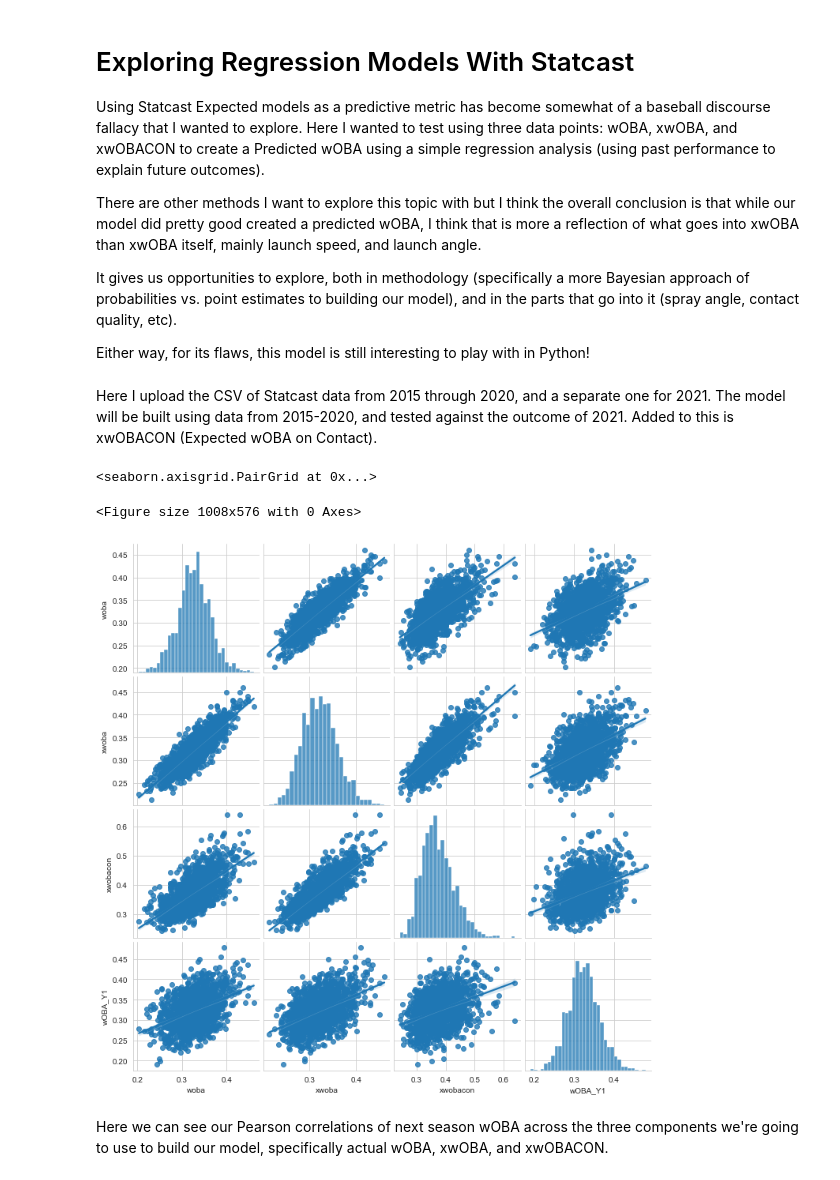
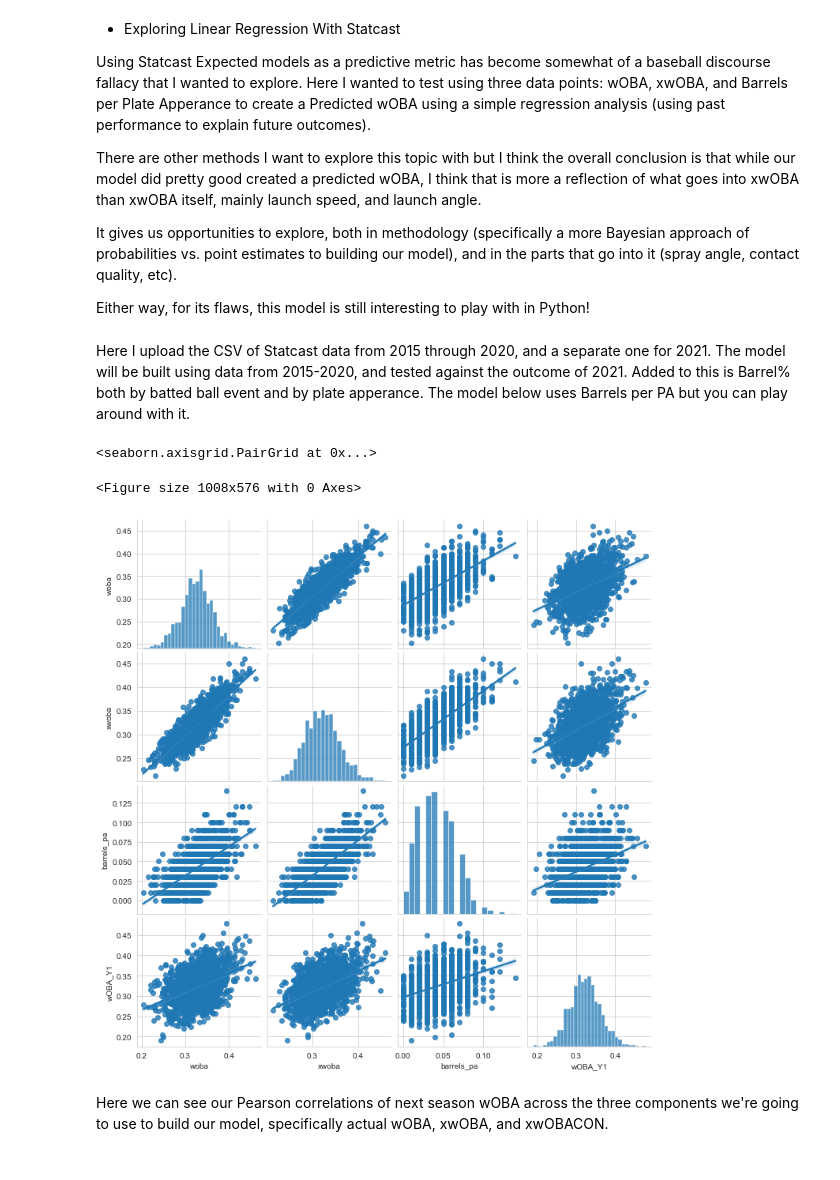
Before and after one commit to christopherjluke/wobaregressionmodel, a Jupyter notebook: wobaregressionmodel.ipynb, the cells around one changed output. Cells and saved outputs as stored; diff of their text form; code cells hidden in the pictures.

```diff
--- a/wobaregressionmodel.ipynb
+++ b/wobaregressionmodel.ipynb
@@ -1,7 +1,7 @@
 # %% [markdown]
-# Exploring Regression Models With Statcast
+* Exploring Linear Regression With Statcast
 
-Using Statcast Expected models as a predictive metric has become somewhat of a baseball discourse fallacy that I wanted to explore. Here I wanted to test using three data points: wOBA, xwOBA, and xwOBACON to create a Predicted wOBA using a simple regression analysis (using past performance to explain future outcomes).
+Using Statcast Expected models as a predictive metric has become somewhat of a baseball discourse fallacy that I wanted to explore. Here I wanted to test using three data points: wOBA, xwOBA, and Barrels per Plate Apperance to create a Predicted wOBA using a simple regression analysis (using past performance to explain future outcomes).
 
 There are other methods I want to explore this topic with but I think the overall conclusion is that while our model did pretty good created a predicted wOBA, I think that is more a reflection of what goes into xwOBA than xwOBA itself, mainly launch speed, and launch angle.
 
@@ -18,29 +18,29 @@ import seaborn as sns; sns.set_style('whitegrid');
 import scipy.stats as stats
 import numpy as np
 # %%
-batter_df = pd.read_csv(r'../data/statcastbatter.csv')
-batter_df_2021 = pd.read_csv(r'../data/statcastbatter2021.csv')
+batter_df = pd.read_csv(r'/Users/christopherluke/Desktop/baseball/data/statcastbatter.csv')
+batter_df_2021 = pd.read_csv(r'/Users/christopherluke/Desktop/baseball/data/statcastbatter2021.csv')
 batter_df['player_name'] = [" ".join(n.split(", ")[::-1]) for n in batter_df['player_name']]
 batter_df_2021['player_name'] = [" ".join(n.split(", ")[::-1]) for n in batter_df_2021['player_name']]
 # %% [markdown]
-Here I upload the CSV of Statcast data from 2015 through 2020, and a separate one for 2021. The model will be built using data from 2015-2020, and tested against the outcome of 2021. Added to this is xwOBACON (Expected wOBA on Contact).
+Here I upload the CSV of Statcast data from 2015 through 2020, and a separate one for 2021. The model will be built using data from 2015-2020, and tested against the outcome of 2021. Added to this is Barrel% both by batted ball event and by plate apperance. The model below uses Barrels per PA but you can play around with it.
 # %%
 # Creating next year wOBA as wOBA_Y1 with a copy of the dataframe.
 batter_df_copy = batter_df.copy()
 batter_df_copy['wOBA_Y1'] = batter_df_copy.sort_values(['player_name', 'season'], ascending=False).groupby('player_name')['woba'].shift()
 batter_df_copy = batter_df_copy.loc[batter_df_copy['wOBA_Y1'].notnull()]
 batter_df_copy.loc[batter_df_copy['player_name'] == "Travis d'Arnaud", ['player_name', 'season', 'woba', 'xwoba', 'wOBA_Y1']].sort_values(by='season').head(3)
 
 # Pearson correlation
 batter_df_copy.corr()[['wOBA_Y1']].sort_values(by='wOBA_Y1', ascending=False)
 
 # Pairplot to visually see correlation
 plt.figure(figsize=(14, 8))
-sns.pairplot(batter_df_copy[['woba', 'xwoba', 'xwobacon', 'wOBA_Y1']], kind="reg")
+sns.pairplot(batter_df_copy[['woba', 'xwoba', 'barrels_pa', 'wOBA_Y1']], kind="reg")
 # %% [output]
 <seaborn.axisgrid.PairGrid at 0x...>
 <Figure size 1008x576 with 0 Axes>
-[figure, old version]
+[figure, new version]
 # %% [markdown]
 Here we can see our Pearson correlations of next season wOBA across the three components we're going to use to build our model, specifically actual wOBA, xwOBA, and xwOBACON.
 # %%
```
Also changed, not shown: parts of 6 cells of this notebook.
